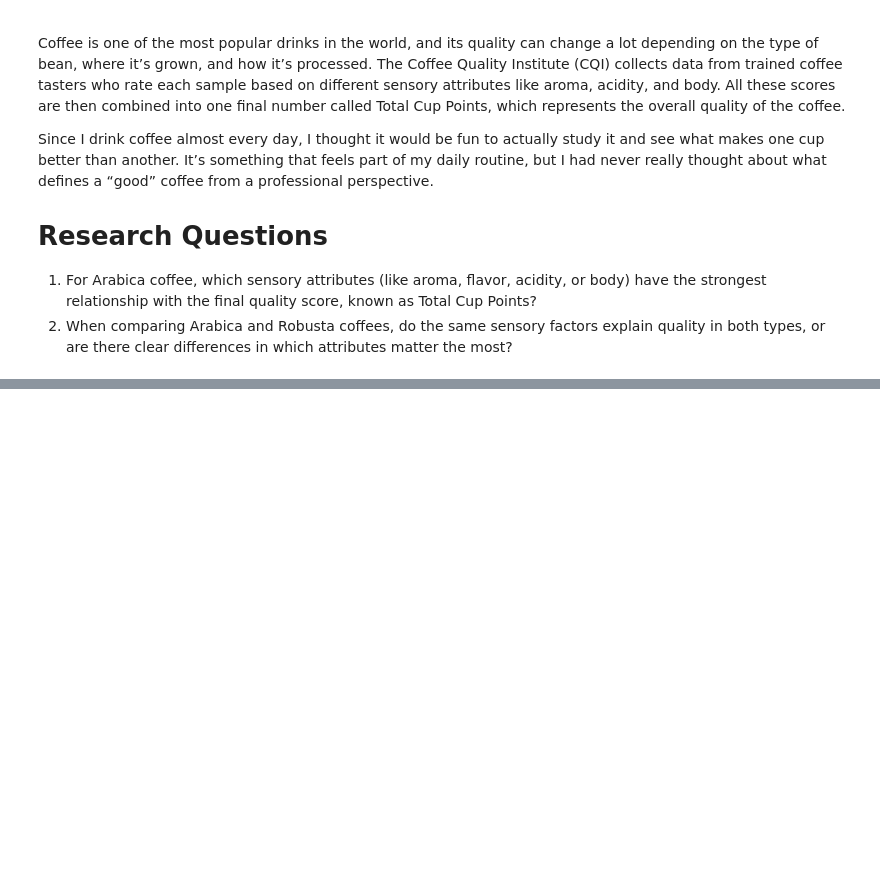
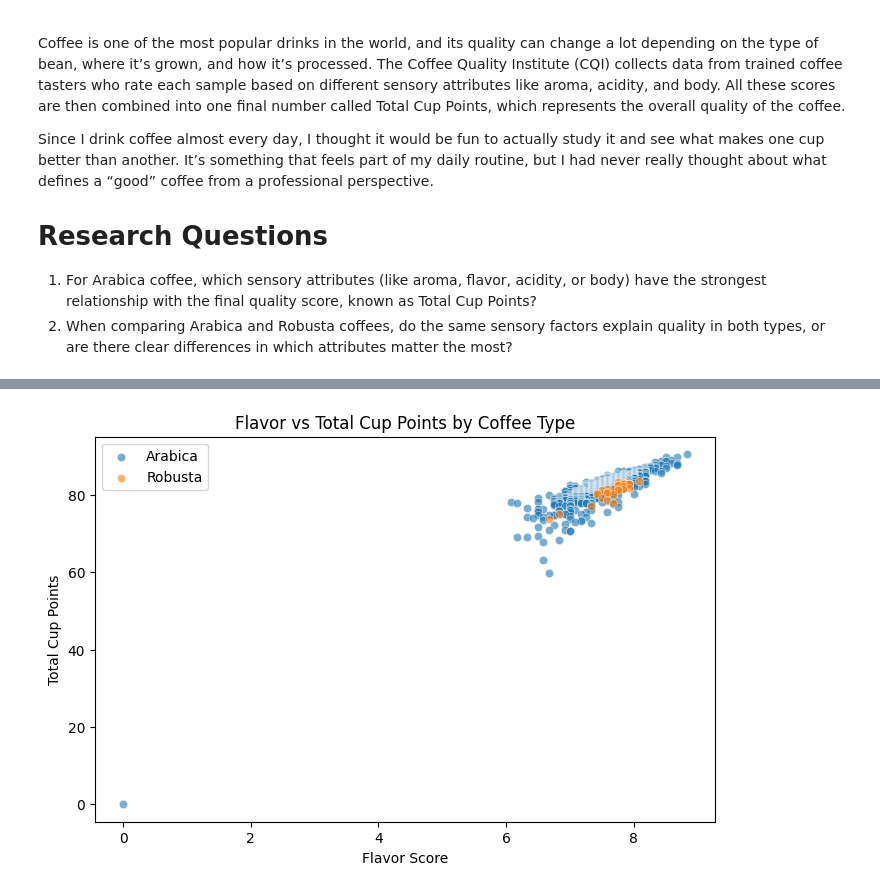
Before and after one commit to mbaguesgalvez/marinabagues.github.io, a Jupyter notebook: CMPS 3160-Coffee_Project.ipynb, the cells around one changed output, grey strips where cells are left out. Saved outputs shown, nothing was run; the diff lists cells and outputs as text; code cells hidden in the pictures; blank space fills up the shorter version.

```diff
--- a/CMPS 3160-Coffee_Project.ipynb
+++ b/CMPS 3160-Coffee_Project.ipynb
@@ -74,0 +222,16 @@ df_robusta = pd.read_csv("robusta_data_cleaned.csv")
+# %%
+# Average sensory scores by quality level
+arabica_quality = df_arabica.groupby('Total.Cup.Points')[['Aroma','Flavor','Body','Balance']].mean().reset_index()
+robusta_quality = df_robusta.groupby('Total.Cup.Points')[['Flavor','Aftertaste','Balance']].mean().reset_index()
+
+# Example: Flavor vs Quality
+plt.figure(figsize=(8,5))
+sns.scatterplot(x='Flavor', y='Total.Cup.Points', data=df_arabica, label='Arabica', alpha=0.6)
+sns.scatterplot(x='Flavor', y='Total.Cup.Points', data=df_robusta, label='Robusta', alpha=0.6)
+plt.title('Flavor vs Total Cup Points by Coffee Type')
+plt.xlabel('Flavor Score')
+plt.ylabel('Total Cup Points')
+plt.legend()
+plt.show()
+# %% [output]
+[figure, added]
```
Also changed, not shown: parts of 15 cells of this notebook.
